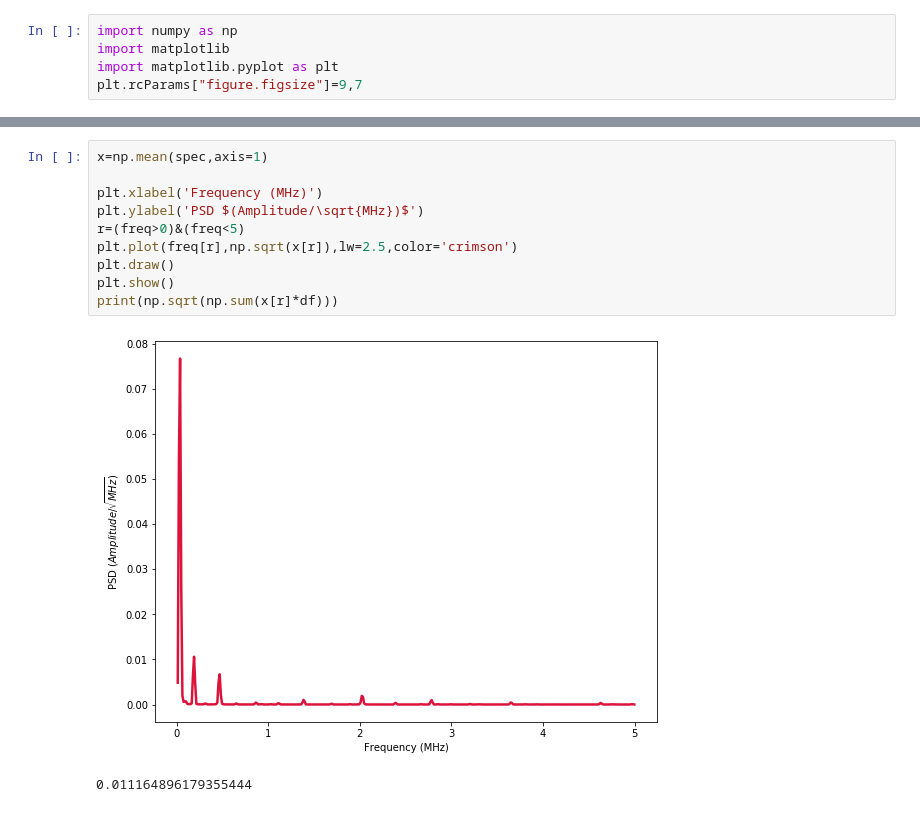
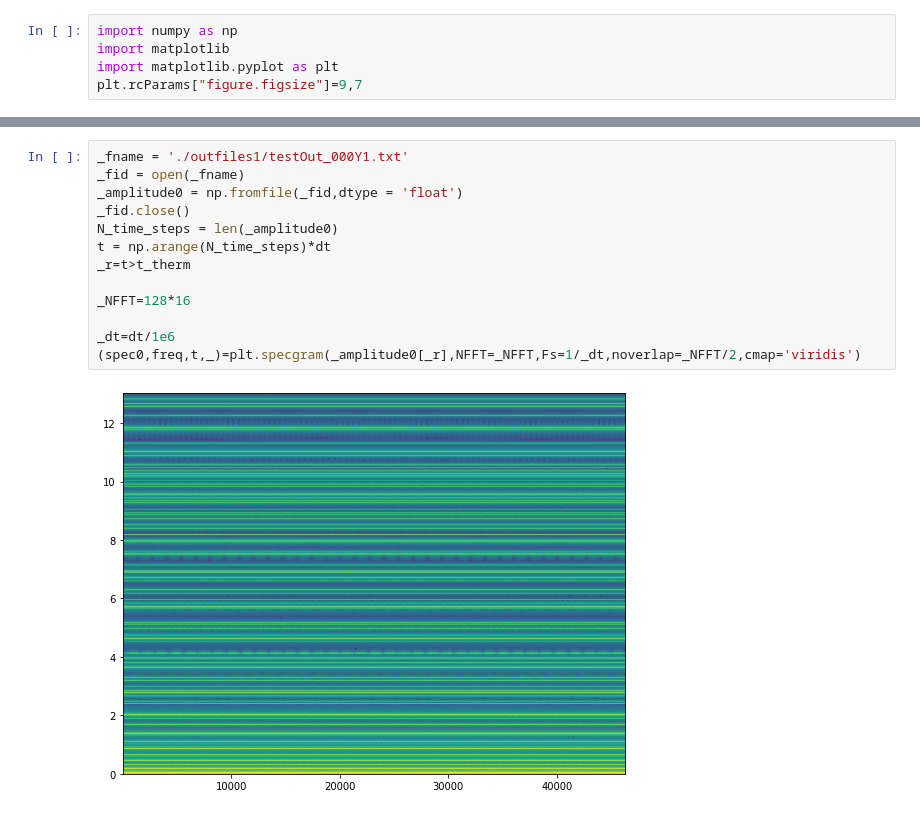
Before and after one commit to arthurbarnard/1D-string-simulations, a Jupyter notebook: CNT simulation viewer 2.ipynb, the cells around one changed output, grey strips where cells are left out. Cells and saved outputs as stored; diff of their text form.

```diff
--- a/CNT simulation viewer 2.ipynb
+++ b/CNT simulation viewer 2.ipynb
@@ -65,13 +12,15 @@ df=freq[1]-freq[0]
-# %%
-x=np.mean(spec,axis=1)
-
-plt.xlabel('Frequency (MHz)')
-plt.ylabel('PSD $(Amplitude/\sqrt{MHz})$')
-r=(freq>0)&(freq<5)
-plt.plot(freq[r],np.sqrt(x[r]),lw=2.5,color='crimson')
-plt.draw()
-plt.show()
-print(np.sqrt(np.sum(x[r]*df)))
-# %% [output]
-[figure, removed]
-0.011164896179355444
+# %%
+_fname = './outfiles1/testOut_000Y1.txt'
+_fid = open(_fname)
+_amplitude0 = np.fromfile(_fid,dtype = 'float')
+_fid.close()
+N_time_steps = len(_amplitude0)
+t = np.arange(N_time_steps)*dt
+_r=t>t_therm
+
+_NFFT=128*16
+
+_dt=dt/1e6
+(spec0,freq,t,_)=plt.specgram(_amplitude0[_r],NFFT=_NFFT,Fs=1/_dt,noverlap=_NFFT/2,cmap='viridis')
+# %% [output]
+[figure, added]
```
Also changed, not shown: parts of 23 cells of this notebook.
